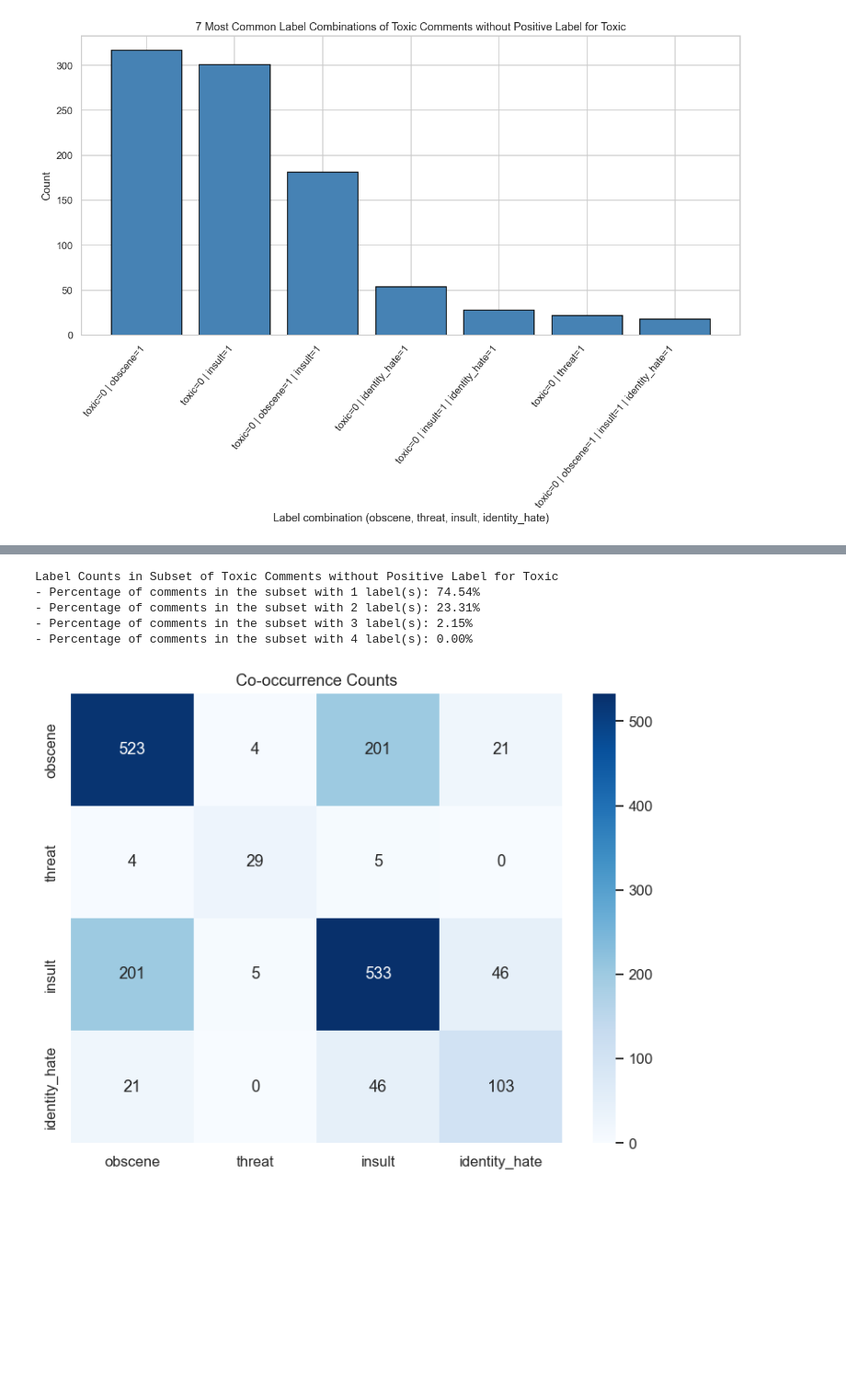
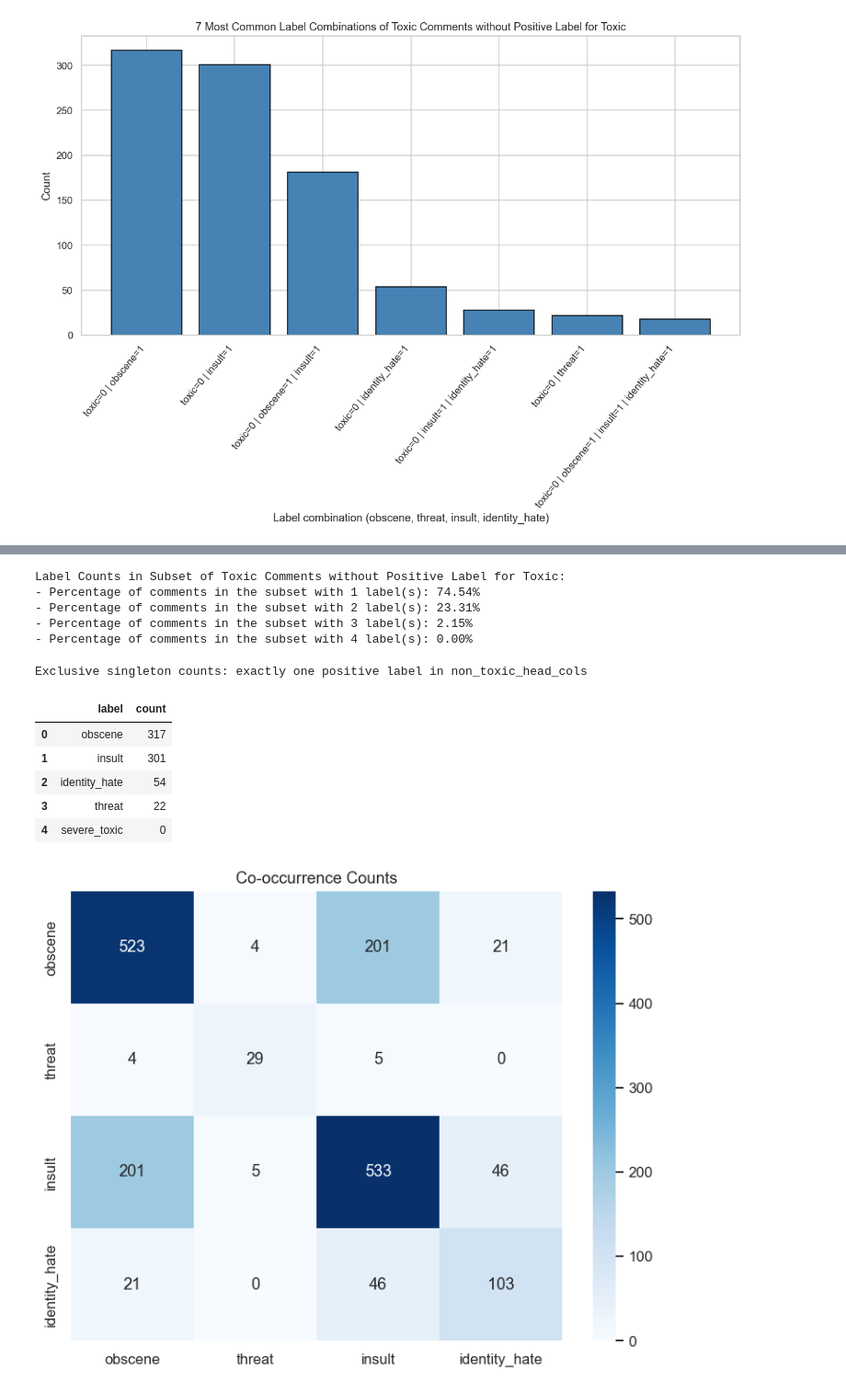
Before and after one commit to danlam-sudo/cmpe258-2026Fall-ToxicCommentDetection, a Jupyter notebook: eda/EDA.ipynb, the cells around one changed output, grey strips where cells are left out. Shown at 92% size. Drawn from its saved outputs; the diff is of its cells as text; code cells hidden in the pictures; blank space fills up the shorter version.

```diff
--- a/eda/EDA.ipynb
+++ b/eda/EDA.ipynb
@@ -386,16 +426,39 @@ display(df[any_toxic.astype(bool)])
 # %%
 # Percentage of comments in the subset with only 1 toxic label
-print("Label Counts in Subset of Toxic Comments without Positive Label for Toxic")
+print("Label Counts in Subset of Toxic Comments without Positive Label for Toxic:")
 for label_count in range(1, 5):
     count = (toxic_var_df[non_toxic_head_cols].sum(axis=1) == label_count).sum()
     percentage = count / len(toxic_var_df) * 100
     print(f"- Percentage of comments in the subset with {label_count} label(s): {percentage:.2f}%")
 # %% [output]
-Label Counts in Subset of Toxic Comments without Positive Label for Toxic
+Label Counts in Subset of Toxic Comments without Positive Label for Toxic:
 - Percentage of comments in the subset with 1 label(s): 74.54%
 - Percentage of comments in the subset with 2 label(s): 23.31%
 - Percentage of comments in the subset with 3 label(s): 2.15%
 - Percentage of comments in the subset with 4 label(s): 0.00%
+# %%
+# How many Times each Label Appears Only Once
+single_label_counts = toxic_var_df.loc[
+    toxic_var_df[non_toxic_head_cols].sum(axis=1) == 1, non_toxic_head_cols
+].sum().astype(int)
+single_label_df = (
+    single_label_counts.sort_values(ascending=False)
+    .rename_axis("label")
+    .reset_index(name="count")
+)
+display(
+    single_label_df.style.set_caption(
+        "Exclusive singleton counts: exactly one positive label in non_toxic_head_cols"
+    )
+)
+# %% [output]
+Exclusive singleton counts: exactly one positive label in non_toxic_head_cols
+|  | label | count |
+| 0 | obscene | 317 |
+| 1 | insult | 301 |
+| 2 | identity_hate | 54 |
+| 3 | threat | 22 |
+| 4 | severe_toxic | 0 |
 # %%
 # Co-occurence
 OTHER_TOXIC = ["obscene", "threat", "insult", "identity_hate"]
```
Also changed, not shown: parts of 10 cells of this notebook, 2 other files.
